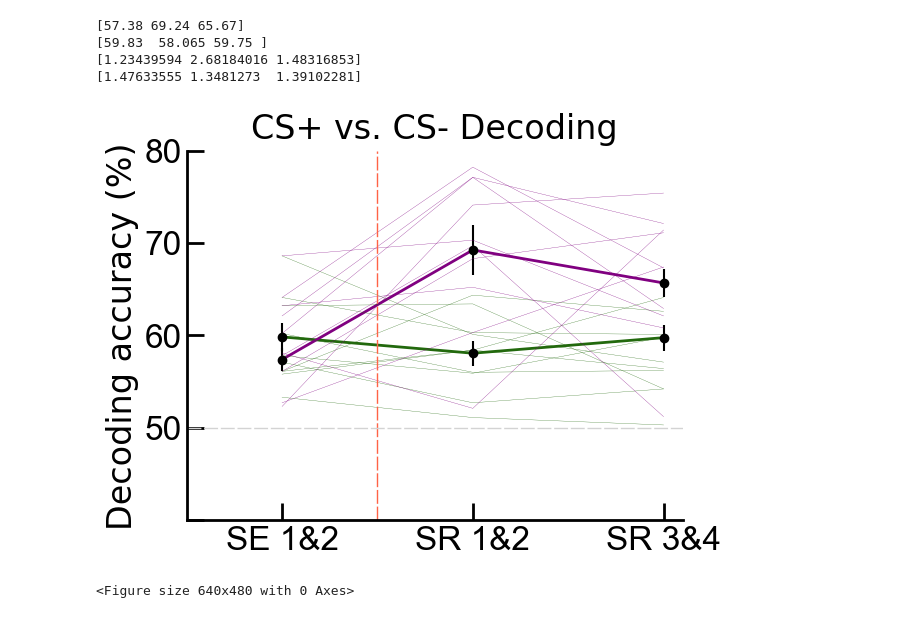
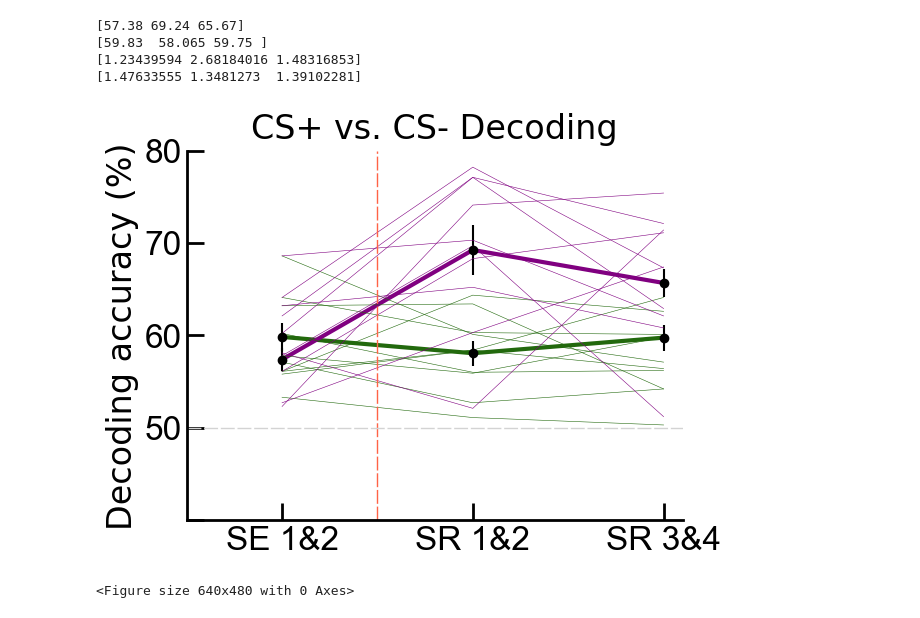
Before and after one commit to Pegahka/SocialFearConditioningProject, a Jupyter notebook: Decoding/DecodingLinePlots/CS+vsCS-Decoding_SingleLines.ipynb, the cells around one changed output. Saved outputs shown, nothing was run; the diff lists cells and outputs as text; code cells hidden in the pictures.

```diff
--- a/Decoding/DecodingLinePlots/CS+vsCS-Decoding_SingleLines.ipynb
+++ b/Decoding/DecodingLinePlots/CS+vsCS-Decoding_SingleLines.ipynb
@@ -118,34 +118,34 @@ y_20 = [52.7, 60.3, 67.4]
 
 # Plotting the four line plots
 fig, ax = plt.subplots()
-ax.plot(x_mCont, y_mCont, label='Controls', color='#22690d', linewidth=2)
+ax.plot(x_mCont, y_mCont, label='Controls', color='#22690d', linewidth=3)
 ax.errorbar(x_mCont, y_mCont, yerr=y_mCont_error, fmt='o', color='black')
 
-ax.plot(x_m, y_m, label='SFC', color='purple', linewidth=2)
+ax.plot(x_m, y_m, label='SFC', color='purple', linewidth=3)
 ax.errorbar(x_m, y_m, yerr=y_m_error, fmt='o', color='black')
 
 
-ax.plot(x_1, y_1, color='#22690d', linewidth=0.2)
-ax.plot(x_2, y_2, color='#22690d', linewidth=0.2)
-ax.plot(x_3, y_3, color='#22690d', linewidth=0.2)
-ax.plot(x_4, y_4, color='#22690d', linewidth=0.2)
-ax.plot(x_5, y_5, color='#22690d', linewidth=0.2)
-ax.plot(x_6, y_6, color='#22690d', linewidth=0.2)
-ax.plot(x_7, y_7, color='#22690d', linewidth=0.2)
-ax.plot(x_8, y_8, color='#22690d', linewidth=0.2)
-ax.plot(x_9, y_9, color='#22690d', linewidth=0.2)
-ax.plot(x_10, y_10, color='#22690d', linewidth=0.2)
+ax.plot(x_1, y_1, color='#22690d', linewidth=0.4)
+ax.plot(x_2, y_2, color='#22690d', linewidth=0.4)
+ax.plot(x_3, y_3, color='#22690d', linewidth=0.4)
+ax.plot(x_4, y_4, color='#22690d', linewidth=0.4)
+ax.plot(x_5, y_5, color='#22690d', linewidth=0.4)
+ax.plot(x_6, y_6, color='#22690d', linewidth=0.4)
+ax.plot(x_7, y_7, color='#22690d', linewidth=0.4)
+ax.plot(x_8, y_8, color='#22690d', linewidth=0.4)
+ax.plot(x_9, y_9, color='#22690d', linewidth=0.4)
+ax.plot(x_10, y_10, color='#22690d', linewidth=0.4)
 
-ax.plot(x_11, y_11, color='purple', linewidth=0.2)
-ax.plot(x_12, y_12, color='purple', linewidth=0.2)
-ax.plot(x_13, y_13, color='purple', linewidth=0.2)
-ax.plot(x_14, y_14, color='purple', linewidth=0.2)
-ax.plot(x_15, y_15, color='purple', linewidth=0.2)
-ax.plot(x_16, y_16, color='purple', linewidth=0.2)
-ax.plot(x_17, y_17, color='purple', linewidth=0.2)
-ax.plot(x_18, y_18, color='purple', linewidth=0.2)
-ax.plot(x_19, y_19, color='purple', linewidth=0.2)
-ax.plot(x_20, y_20, color='purple', linewidth=0.2)
+ax.plot(x_11, y_11, color='purple', linewidth=0.4)
+ax.plot(x_12, y_12, color='purple', linewidth=0.4)
+ax.plot(x_13, y_13, color='purple', linewidth=0.4)
+ax.plot(x_14, y_14, color='purple', linewidth=0.4)
+ax.plot(x_15, y_15, color='purple', linewidth=0.4)
+ax.plot(x_16, y_16, color='purple', linewidth=0.4)
+ax.plot(x_17, y_17, color='purple', linewidth=0.4)
+ax.plot(x_18, y_18, color='purple', linewidth=0.4)
+ax.plot(x_19, y_19, color='purple', linewidth=0.4)
+ax.plot(x_20, y_20, color='purple', linewidth=0.4)
 
 
 
@@ -171,32 +171,32 @@ plt.axhline(y=50,linewidth=1, color='lightgrey',ls='--', dashes=(10, 2))
 
 
 #axis limits and ticks
 ax.set_ylim(bottom=50,top=80);
 ax.set_yticks([40,50,60,70,80], fontname='Arial')
 ax.set_yticklabels(['','50','60','70','80'],fontname='Arial')
 
 ax.set_xlim([0.5,3.1])
 ax.set_xticks([1,2,3], fontname='Arial')
 ax.set_xticklabels(['SE 1&2','SR 1&2','SR 3&4'],fontname='Arial')
 
 #axis features
 ax.spines['left'].set_linewidth(2)
 ax.spines['bottom'].set_linewidth(2)
 ax.tick_params(axis='both', which='major', direction='in',length=12, labelsize=24, width=2)
 
 # Displaying the plot
 plt.legend(['Control', 'SFC'], fontsize = 18, frameon=False, loc='upper left')
 ax.get_legend().remove()
 
 
 #ax.legend(loc='upper left')
 plt.show()
 
 # Save figures
 plt.tight_layout()
 fig.tight_layout()
 fig.savefig("CS+vsCS-_Decoding_SingleLines.jpg",dpi=600)
 plt.savefig('CS+vsCS-_Decoding_SingleLines.eps', format='eps',dpi=600)
 # %% [output]
-[figure, old version]
+[figure, new version]
 <Figure size 640x480 with 0 Axes>
```
